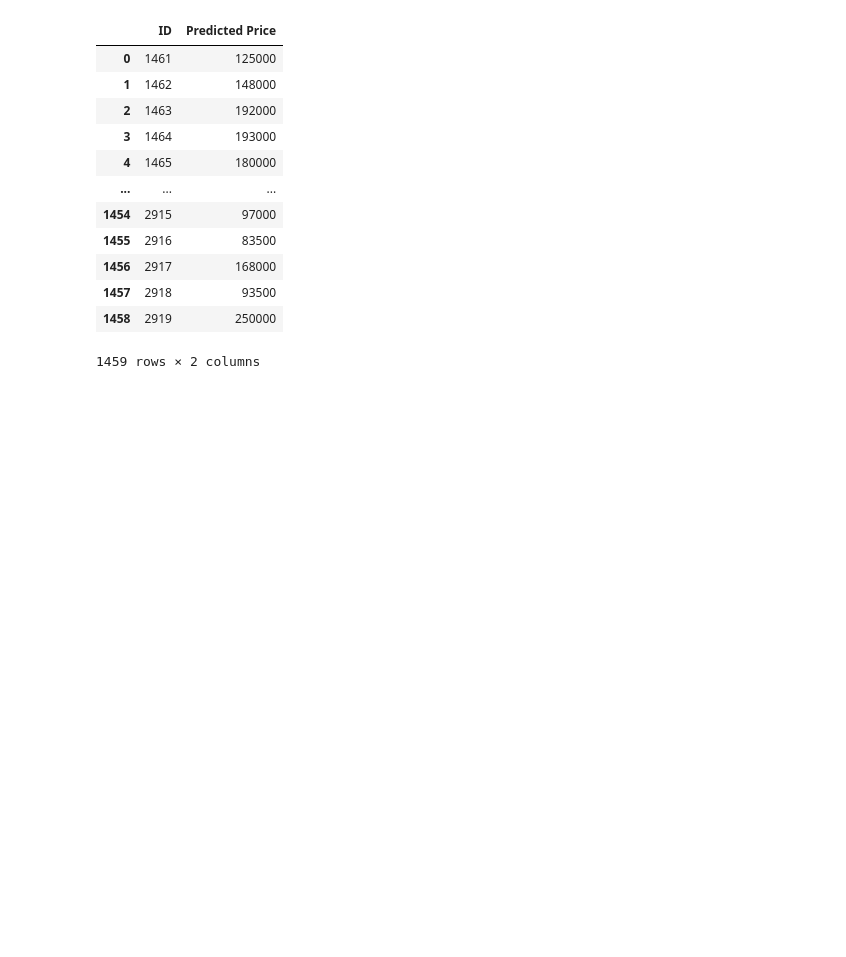
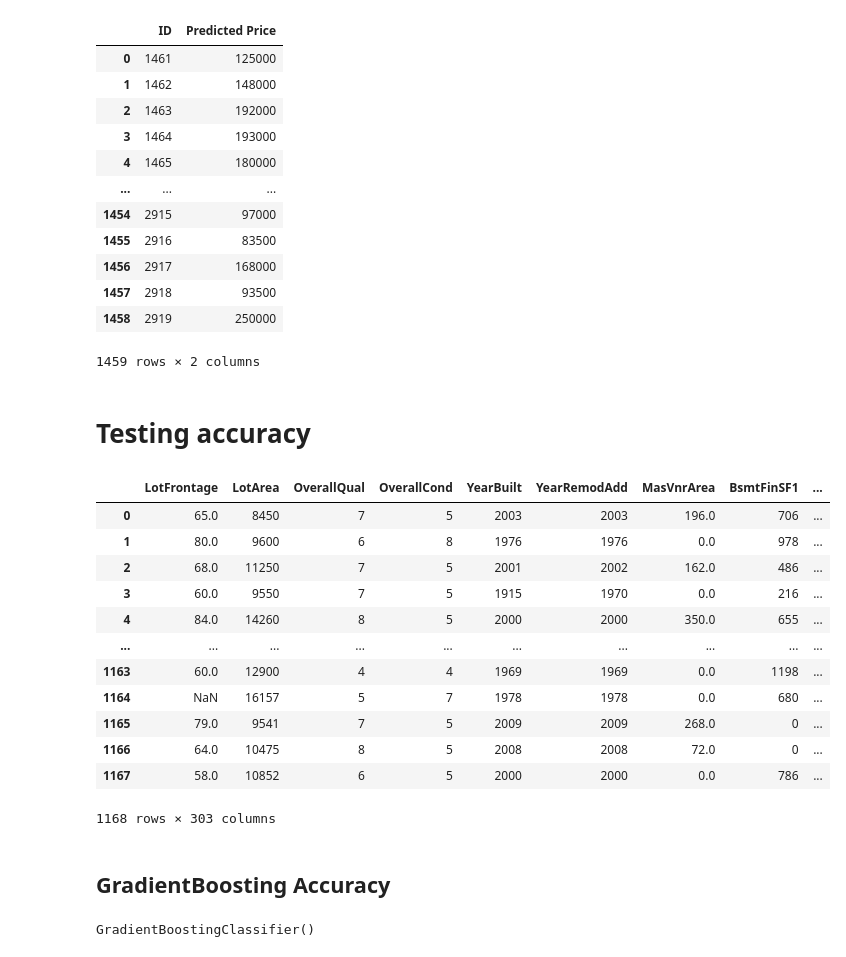
Before and after one commit to thomastran02/UTA-DataScience_Kaggle_Project, a Jupyter notebook: Code/House Prices - Advanced Regression Techniques.ipynb, the cells around one changed output. Cells and saved outputs as stored; diff of their text form; code cells hidden in the pictures; blank space fills up the shorter version.

```diff
--- a/Code/House Prices - Advanced Regression Techniques.ipynb
+++ b/Code/House Prices - Advanced Regression Techniques.ipynb
@@ -745,3 +765,21 @@ for i in range(len(df_test2['Id'])):
     temp.append((prediction2[i])/(df_test2.iloc[i,11]+df_test2.iloc[i,15]))
     table.append(temp)
 # display(HTML(tabulate.tabulate(table,tablefmt='html',headers=['ID','Predicted Price per Square Foot'])))
+# %% [markdown]
+# Testing accuracy
+# %%
+df_train2[:1168][New_VarNames_total]
+# %% [output]
+|  | LotFrontage | LotArea | OverallQual | OverallCond | YearBuilt | YearRemodAdd | MasVnrArea | BsmtFinSF1 | ... |
+| 0 | 65.0 | 8450 | 7 | 5 | 2003 | 2003 | 196.0 | 706 | ... |
+| 1 | 80.0 | 9600 | 6 | 8 | 1976 | 1976 | 0.0 | 978 | ... |
+| 2 | 68.0 | 11250 | 7 | 5 | 2001 | 2002 | 162.0 | 486 | ... |
+| 3 | 60.0 | 9550 | 7 | 5 | 1915 | 1970 | 0.0 | 216 | ... |
+| 4 | 84.0 | 14260 | 8 | 5 | 2000 | 2000 | 350.0 | 655 | ... |
+| ... | ... | ... | ... | ... | ... | ... | ... | ... | ... |
+| 1163 | 60.0 | 12900 | 4 | 4 | 1969 | 1969 | 0.0 | 1198 | ... |
+| 1164 | NaN | 16157 | 5 | 7 | 1978 | 1978 | 0.0 | 680 | ... |
+| 1165 | 79.0 | 9541 | 7 | 5 | 2009 | 2009 | 268.0 | 0 | ... |
+| 1166 | 64.0 | 10475 | 8 | 5 | 2008 | 2008 | 72.0 | 0 | ... |
+| 1167 | 58.0 | 10852 | 6 | 5 | 2000 | 2000 | 0.0 | 786 | ... |
+1168 rows × 303 columns
@@ -747,0 +796,7 @@ for i in range(len(df_test2['Id'])):
+# %% [markdown]
+## GradientBoosting Accuracy
+# %%
+accuracy = GradientBoostingClassifier()
+accuracy.fit(X_train2,y_train2)
+# %% [output]
+GradientBoostingClassifier()
```
Also changed, not shown: parts of 32 cells of this notebook, 8 other files.
